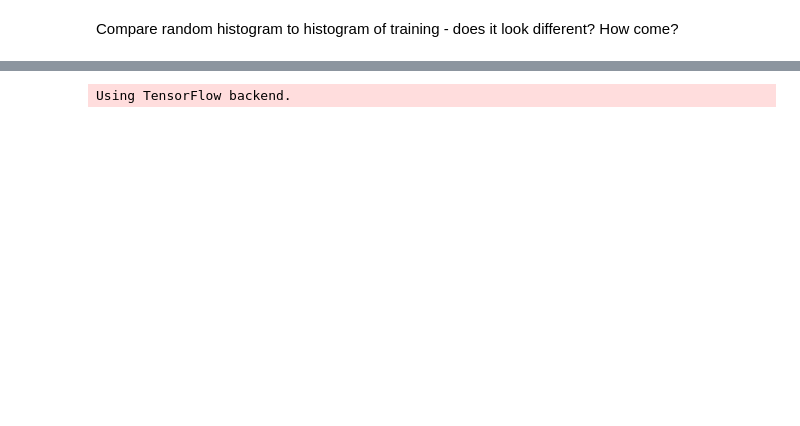
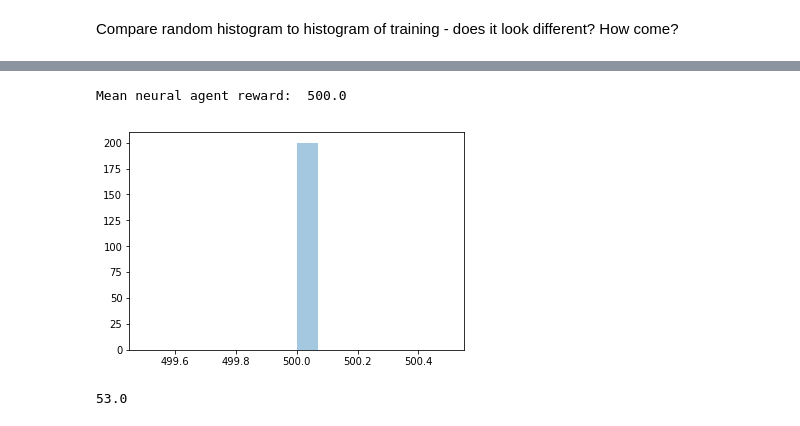
Before and after one commit to DTUComputeCognitiveSystems/AI_playground, a Jupyter notebook: notebooks/exercises/Reinforcement Learning 2 - Classic control.ipynb, the cells around one changed output, grey strips where cells are left out. Saved outputs shown, nothing was run; the diff lists cells and outputs as text; code cells hidden in the pictures; blank space fills up the shorter version.

```diff
--- a/notebooks/exercises/Reinforcement Learning 2 - Classic control.ipynb
+++ b/notebooks/exercises/Reinforcement Learning 2 - Classic control.ipynb
@@ -61,9 +58,19 @@ sns.distplot(rewards, kde=False)
 # %%
 from src.rl.NeuralQAgent import NeuralQAgent
 
-agent = NeuralQAgent(4, env.action_space.n, 0.001, 1.0, 1.0)
-rewards = run_experiment(env, agent, 0.995, 2000)
+agent = NeuralQAgent(4, env.action_space.n, alpha=0.001, gamma=0.95, epsilon=1.0)
+rewards = run_experiment(env, agent, 0.995, 1000)
 sns.tsplot(rewards)
 sns.despine()
-# %% [output]
-Using TensorFlow backend.
+# %%
+dist = [run_episode(env, agent) for _ in range(200)]
+sns.distplot(dist, kde=False)
+print("Mean neural agent reward: ", np.mean(dist))
+# %% [output]
+Mean neural agent reward:  500.0
+[figure, added]
+# %%
+env = gym.make('CartPole-v1')
+util.run_episode(env, agent, render=True)
+# %% [output]
+53.0
```
Also changed, not shown: parts of 4 cells of this notebook, 2 other files.
